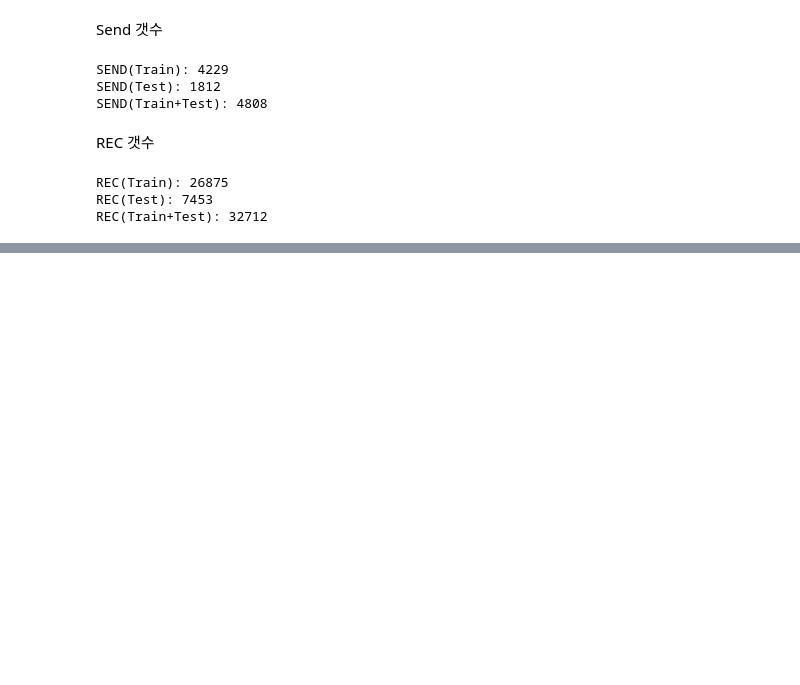
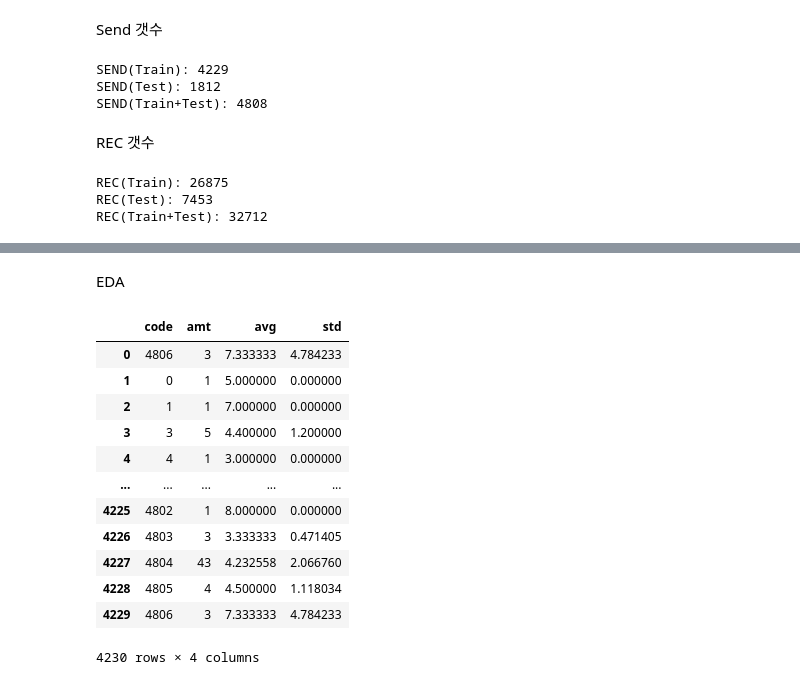
Before and after one commit to Owening2/Pre_competition, a Jupyter notebook: Predict_distribution.ipynb, the cells around one changed output, grey strips where cells are left out. Saved outputs shown, nothing was run; the diff lists cells and outputs as text; code cells hidden in the pictures; blank space fills up the shorter version.

```diff
--- a/Predict_distribution.ipynb
+++ b/Predict_distribution.ipynb
@@ -104,0 +143,2 @@ REC(Train+Test): 32712
+# %% [markdown]
+EDA
@@ -104,0 +172,16 @@ REC(Train+Test): 32712
+# %%
+df_send
+# %% [output]
+|  | code | amt | avg | std |
+| 0 | 4806 | 3 | 7.333333 | 4.784233 |
+| 1 | 0 | 1 | 5.000000 | 0.000000 |
+| 2 | 1 | 1 | 7.000000 | 0.000000 |
+| 3 | 3 | 5 | 4.400000 | 1.200000 |
+| 4 | 4 | 1 | 3.000000 | 0.000000 |
+| ... | ... | ... | ... | ... |
+| 4225 | 4802 | 1 | 8.000000 | 0.000000 |
+| 4226 | 4803 | 3 | 3.333333 | 0.471405 |
+| 4227 | 4804 | 43 | 4.232558 | 2.066760 |
+| 4228 | 4805 | 4 | 4.500000 | 1.118034 |
+| 4229 | 4806 | 3 | 7.333333 | 4.784233 |
+4230 rows × 4 columns
```
Also changed, not shown: parts of 11 cells of this notebook.
